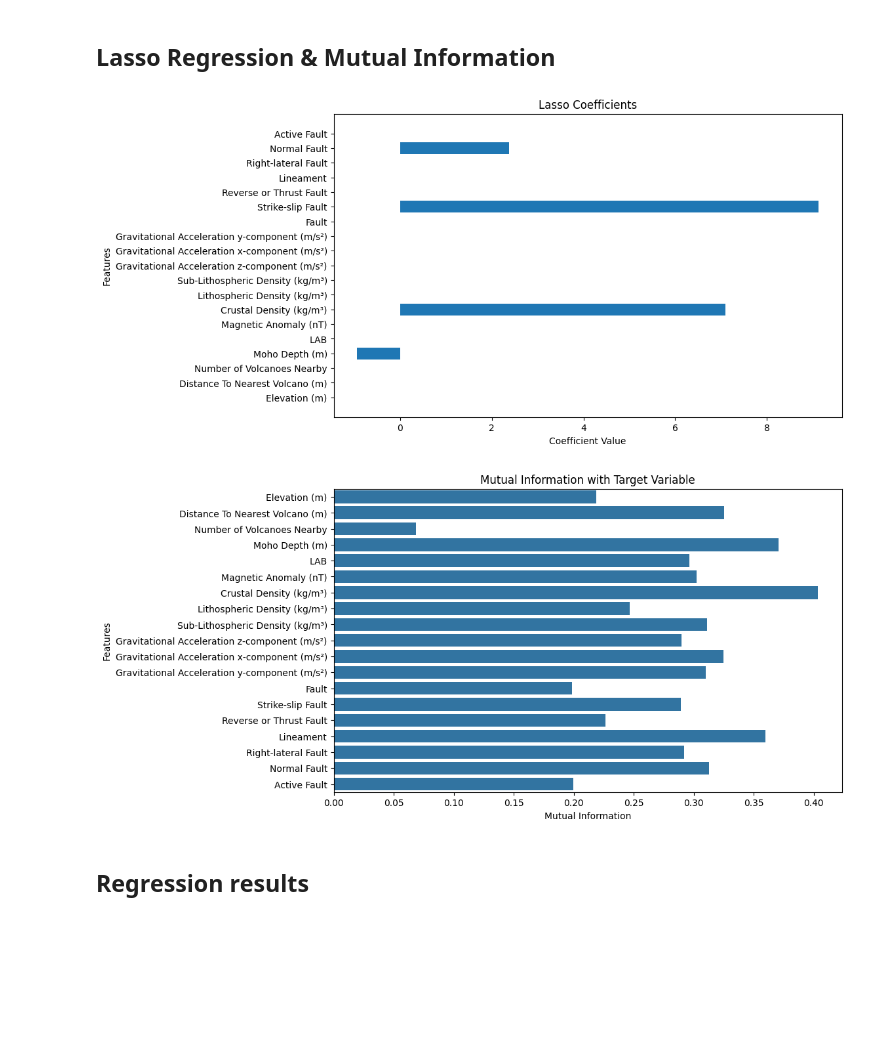
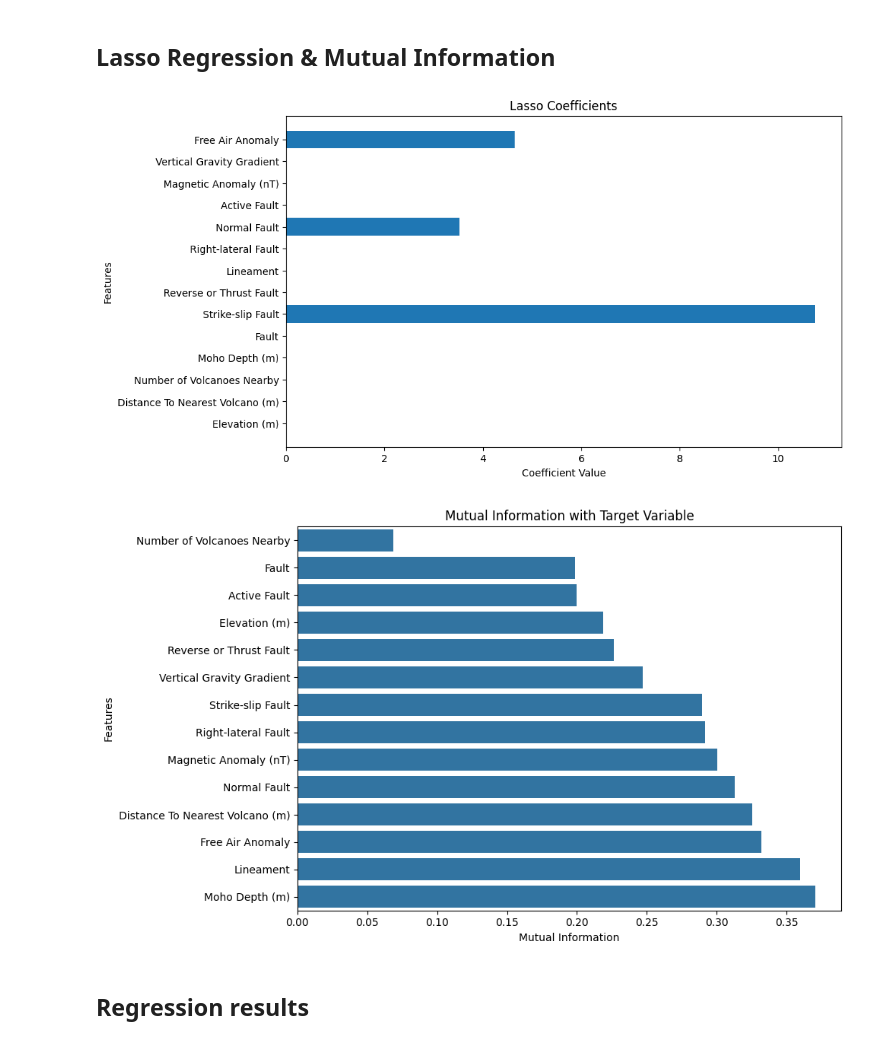
Before and after one commit to jcmefra/Geothermal-Gradient-Machine-Learning, a Jupyter notebook: Model_V2.ipynb, the cells around one changed output. Cells and saved outputs as stored; diff of their text form; code cells hidden in the pictures; blank space fills up the shorter version.

```diff
--- a/Model_V2.ipynb
+++ b/Model_V2.ipynb
@@ -853,17 +806,13 @@ plt.show()
 ## Data Splitting
 # %%
 # Define feature matrix (X) and target variables (y)
-X = cleaned_data[['Latitude', 'Longitude','Elevation (m)',
-        'Distance To Nearest Volcano (m)', 'Number of Volcanoes Nearby',
-        'Moho Depth (m)', 'LAB', 'Magnetic Anomaly (nT)', 'Crustal Density (kg/m³)',
-        'Lithospheric Density (kg/m³)', 'Sub-Lithospheric Density (kg/m³)',
-        'Gravitational Acceleration z-component (m/s²)',
-        'Gravitational Acceleration x-component (m/s²)',
-        'Gravitational Acceleration y-component (m/s²)',
-        'Fault',
-        'Strike-slip Fault',
-        'Reverse or Thrust Fault', 'Lineament', 'Right-lateral Fault',
-        'Normal Fault', 'Active Fault']]
+X = cleaned_data[['Latitude', 'Longitude', 'Elevation (m)',
+       'Distance To Nearest Volcano (m)',
+       'Number of Volcanoes Nearby', 'Moho Depth (m)', 'Fault',
+       'Strike-slip Fault', 'Reverse or Thrust Fault',
+       'Lineament', 'Right-lateral Fault',
+       'Normal Fault', 'Active Fault', 'Magnetic Anomaly (nT)',
+       'Vertical Gravity Gradient', 'Free Air Anomaly']]
 
 y = cleaned_data['Apparent Geothermal Gradient (°C/Km)']
 
@@ -929,5 +878,5 @@ Best Mean Squared Error: 23.601193446654147
 # %%
-best_params = {'colsample_bytree': 0.5, 'gamma': 0.1, 'learning_rate': 0.1, 'max_depth': 7, 'min_child_weight': 1, 'reg_alpha': 0, 'reg_lambda': 1}
+best_params = {'colsample_bytree': 0.7, 'gamma': 0, 'learning_rate': 0.1, 'max_depth': 7, 'min_child_weight': 10, 'reg_alpha': 1, 'reg_lambda': 2}
 # %% [markdown]
 ## Train XGBoost and evaluate model
 # %%
@@ -1238,20 +1193,28 @@ plt.xlabel('Coefficient Value')
 plt.ylabel('Features')
 plt.show()
 # %% [output]
-[figure, old version]
+[figure, new version]
 # %%
-# Mutual Information
+# Compute Mutual Information
 mi = mutual_info_regression(X_train, y_train)
+
+# Get the sorted indices (from lowest to highest mutual information)
+sorted_indices = mi.argsort()
+
+# Use the sorted indices to order the mutual information scores and feature names
+sorted_mi = mi[sorted_indices]
+sorted_feature_names = X_train.columns[sorted_indices]
 
 # Plot mutual information
 plt.figure(figsize=(10, 6))
-sns.barplot(x=mi, y=X_train.columns)
+sns.barplot(x=sorted_mi, y=sorted_feature_names)
 plt.title('Mutual Information with Target Variable')
 plt.xlabel('Mutual Information')
 plt.ylabel('Features')
+plt.tight_layout()  # Adjust layout to fit the figure neatly
 plt.show()
 # %% [output]
-[figure, old version]
+[figure, new version]
 # %% [markdown]
 ## Regression results
 # %%
```
Also changed, not shown: parts of 90 cells of this notebook, 8 other files.
